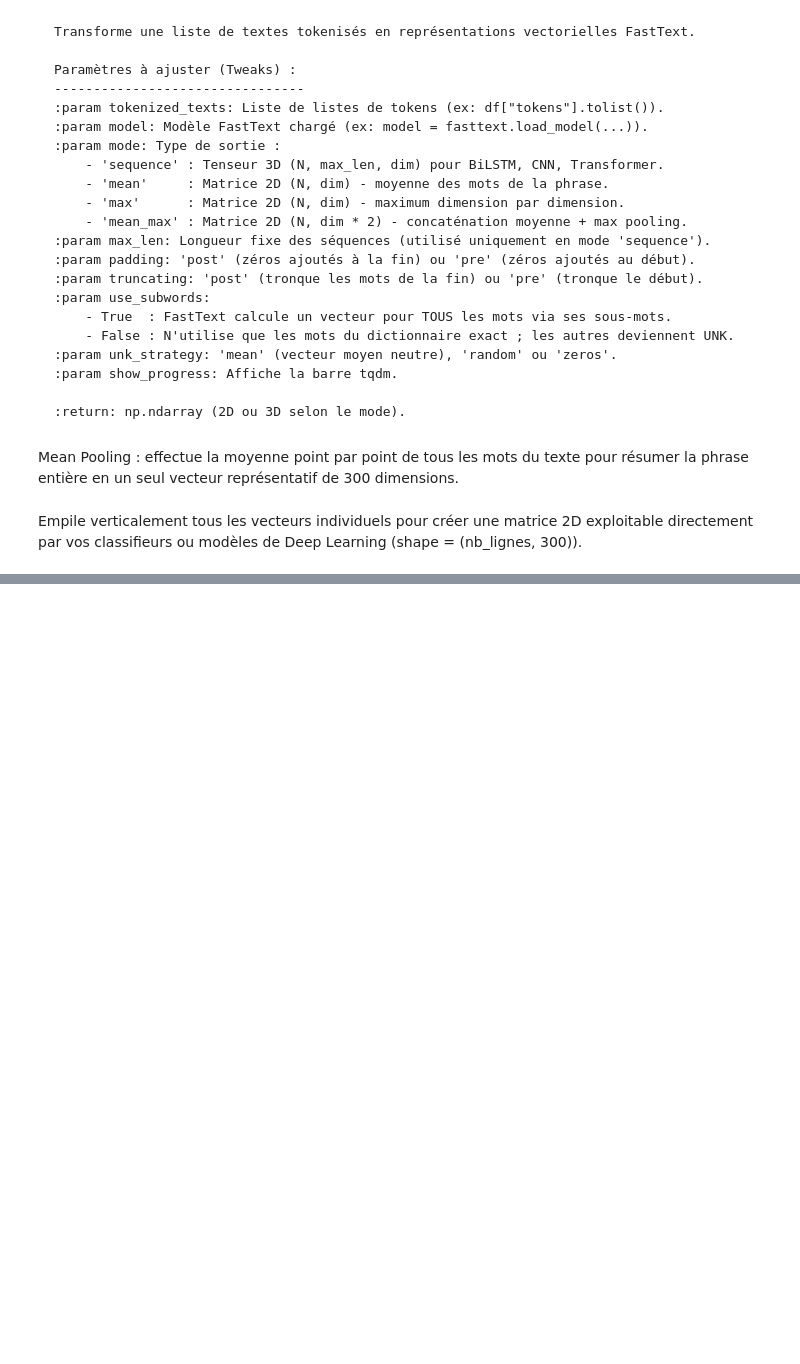
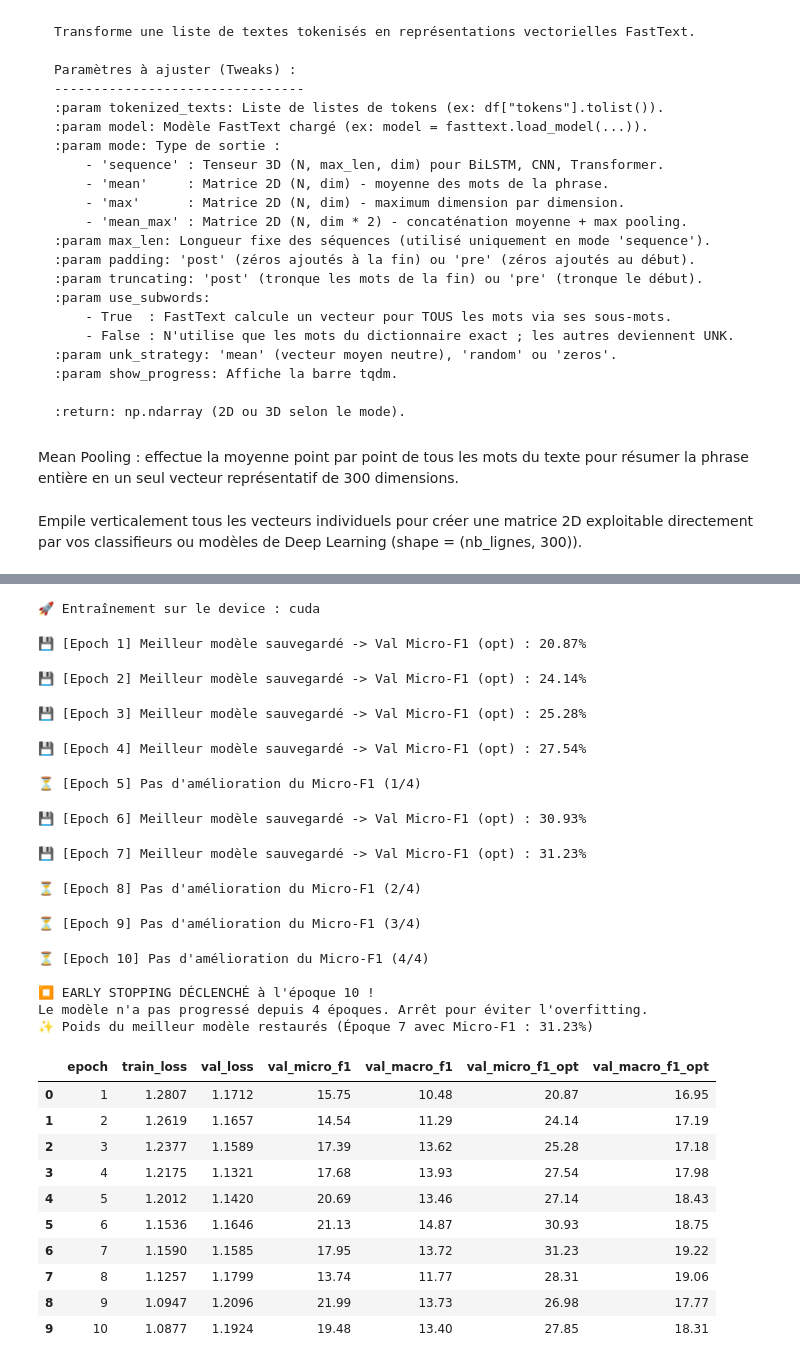
Before and after one commit to ghouf/Decetction-Persuation, a Jupyter notebook: src/decetction_persuation/Notebooks/Task1BEmbedding.ipynb, the cells around one changed output, grey strips where cells are left out. Saved outputs shown, nothing was run; the diff lists cells and outputs as text; code cells hidden in the pictures; blank space fills up the shorter version.

```diff
--- a/src/decetction_persuation/Notebooks/Task1BEmbedding.ipynb
+++ b/src/decetction_persuation/Notebooks/Task1BEmbedding.ipynb
@@ -264,0 +1358,58 @@ def embed_data(
+# %%
+# Ablation : exactement les mêmes hyperparamètres mais SANS encodage positionnel
+model_c3_no_pos = MultiHeadTransformer(
+    vocab_size=vocab_size,
+    d_model=128,
+    nhead=4,
+    num_layers=2,
+    head_hidden_dim=32,
+    num_classes=num_classes,
+    dropout=0.3,
+    use_positional_encoding=False,   # ❌ ABLATION (Désactivé)
+    pretrained_embeddings=None,
+    freeze_embeddings=False
+)
+
+history_c3_no_pos_df = train_multihead_bilstm(
+    model=model_c3_no_pos,
+    train_loader=train_loader,
+    val_loader=val_loader,
+    y_val_true=y_val,
+    pos_weight=pos_weight,
+    num_epochs=15,
+    lr=1e-3,
+    patience=4,
+    min_delta=0.1,
+    save_path="best_c3_transformer_no_pos.pt",
+    device=device
+)
+
+history_c3_no_pos_df.to_csv("results_c3_transformer_no_pos.csv", index=False)
+display(history_c3_no_pos_df)
+# %% [output]
+🚀 Entraînement sur le device : cuda
+💾 [Epoch 1] Meilleur modèle sauvegardé -> Val Micro-F1 (opt) : 20.87%
+💾 [Epoch 2] Meilleur modèle sauvegardé -> Val Micro-F1 (opt) : 24.14%
+💾 [Epoch 3] Meilleur modèle sauvegardé -> Val Micro-F1 (opt) : 25.28%
+💾 [Epoch 4] Meilleur modèle sauvegardé -> Val Micro-F1 (opt) : 27.54%
+⏳ [Epoch 5] Pas d'amélioration du Micro-F1 (1/4)
+💾 [Epoch 6] Meilleur modèle sauvegardé -> Val Micro-F1 (opt) : 30.93%
+💾 [Epoch 7] Meilleur modèle sauvegardé -> Val Micro-F1 (opt) : 31.23%
+⏳ [Epoch 8] Pas d'amélioration du Micro-F1 (2/4)
+⏳ [Epoch 9] Pas d'amélioration du Micro-F1 (3/4)
+⏳ [Epoch 10] Pas d'amélioration du Micro-F1 (4/4)
+
+⏹️ EARLY STOPPING DÉCLENCHÉ à l'époque 10 !
+Le modèle n'a pas progressé depuis 4 époques. Arrêt pour éviter l'overfitting.
+✨ Poids du meilleur modèle restaurés (Époque 7 avec Micro-F1 : 31.23%)
+|  | epoch | train_loss | val_loss | val_micro_f1 | val_macro_f1 | val_micro_f1_opt | val_macro_f1_opt |
+| 0 | 1 | 1.2807 | 1.1712 | 15.75 | 10.48 | 20.87 | 16.95 |
+| 1 | 2 | 1.2619 | 1.1657 | 14.54 | 11.29 | 24.14 | 17.19 |
+| 2 | 3 | 1.2377 | 1.1589 | 17.39 | 13.62 | 25.28 | 17.18 |
+| 3 | 4 | 1.2175 | 1.1321 | 17.68 | 13.93 | 27.54 | 17.98 |
+| 4 | 5 | 1.2012 | 1.1420 | 20.69 | 13.46 | 27.14 | 18.43 |
+| 5 | 6 | 1.1536 | 1.1646 | 21.13 | 14.87 | 30.93 | 18.75 |
+| 6 | 7 | 1.1590 | 1.1585 | 17.95 | 13.72 | 31.23 | 19.22 |
+| 7 | 8 | 1.1257 | 1.1799 | 13.74 | 11.77 | 28.31 | 19.06 |
+| 8 | 9 | 1.0947 | 1.2096 | 21.99 | 13.73 | 26.98 | 17.77 |
+| 9 | 10 | 1.0877 | 1.1924 | 19.48 | 13.40 | 27.85 | 18.31 |
```
Also changed, not shown: parts of 34 cells of this notebook, 25 other files.
